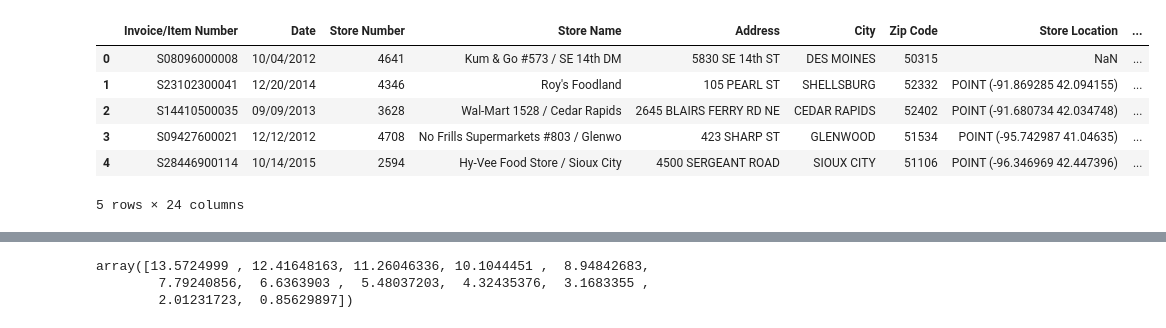
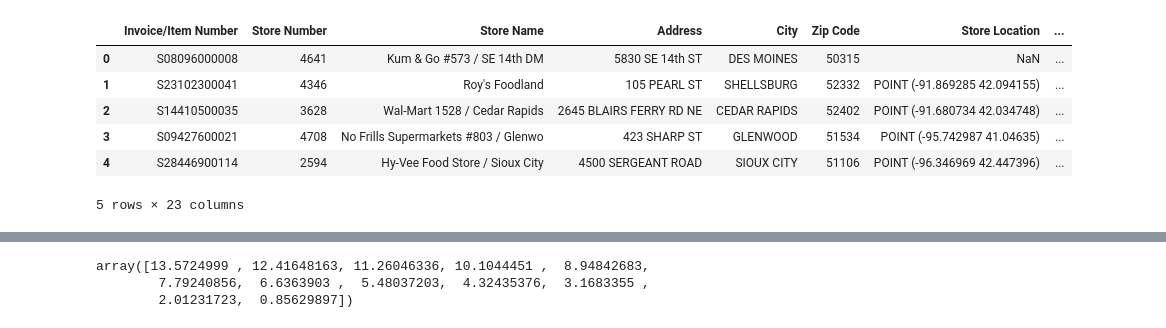
Before and after one commit to juliandavis7/401_Project1, a Jupyter notebook: notebook.ipynb, the cells around one changed output, grey strips where cells are left out. Drawn from its saved outputs; the diff is of its cells as text; code cells hidden in the pictures.

```diff
--- a/notebook.ipynb
+++ b/notebook.ipynb
@@ -4,15 +4,16 @@ import numpy as np
 from numpy.linalg import inv
 # %%
 df = pd.read_csv("iowa-sample.csv")
+df = df.drop(["Date"], axis=1)
 df.head()
 # %% [output]
-|  | Invoice/Item Number | Date | Store Number | Store Name | Address | City | Zip Code | Store Location | ... |
-| 0 | S08096000008 | 10/04/2012 | 4641 | Kum & Go #573 / SE 14th DM | 5830 SE 14th ST | DES MOINES | 50315 | NaN | ... |
-| 1 | S23102300041 | 12/20/2014 | 4346 | Roy's Foodland | 105 PEARL ST | SHELLSBURG | 52332 | POINT (-91.869285 42.094155) | ... |
-| 2 | S14410500035 | 09/09/2013 | 3628 | Wal-Mart 1528 / Cedar Rapids | 2645 BLAIRS FERRY RD NE | CEDAR RAPIDS | 52402 | POINT (-91.680734 42.034748) | ... |
-| 3 | S09427600021 | 12/12/2012 | 4708 | No Frills Supermarkets #803 / Glenwo | 423 SHARP ST | GLENWOOD | 51534 | POINT (-95.742987 41.04635) | ... |
-| 4 | S28446900114 | 10/14/2015 | 2594 | Hy-Vee Food Store / Sioux City | 4500 SERGEANT ROAD | SIOUX CITY | 51106 | POINT (-96.346969 42.447396) | ... |
+|  | Invoice/Item Number | Store Number | Store Name | Address | City | Zip Code | Store Location | ... |
+| 0 | S08096000008 | 4641 | Kum & Go #573 / SE 14th DM | 5830 SE 14th ST | DES MOINES | 50315 | NaN | ... |
+| 1 | S23102300041 | 4346 | Roy's Foodland | 105 PEARL ST | SHELLSBURG | 52332 | POINT (-91.869285 42.094155) | ... |
+| 2 | S14410500035 | 3628 | Wal-Mart 1528 / Cedar Rapids | 2645 BLAIRS FERRY RD NE | CEDAR RAPIDS | 52402 | POINT (-91.680734 42.034748) | ... |
+| 3 | S09427600021 | 4708 | No Frills Supermarkets #803 / Glenwo | 423 SHARP ST | GLENWOOD | 51534 | POINT (-95.742987 41.04635) | ... |
+| 4 | S28446900114 | 2594 | Hy-Vee Food Store / Sioux City | 4500 SERGEANT ROAD | SIOUX CITY | 51106 | POINT (-96.346969 42.447396) | ... |
-5 rows × 24 columns
+5 rows × 23 columns
 # %%
 # Initial Feature Extration and Type Casting
 df = pd.read_csv("iowa-sample.csv")
```
Also changed, not shown: parts of 3 cells of this notebook.
